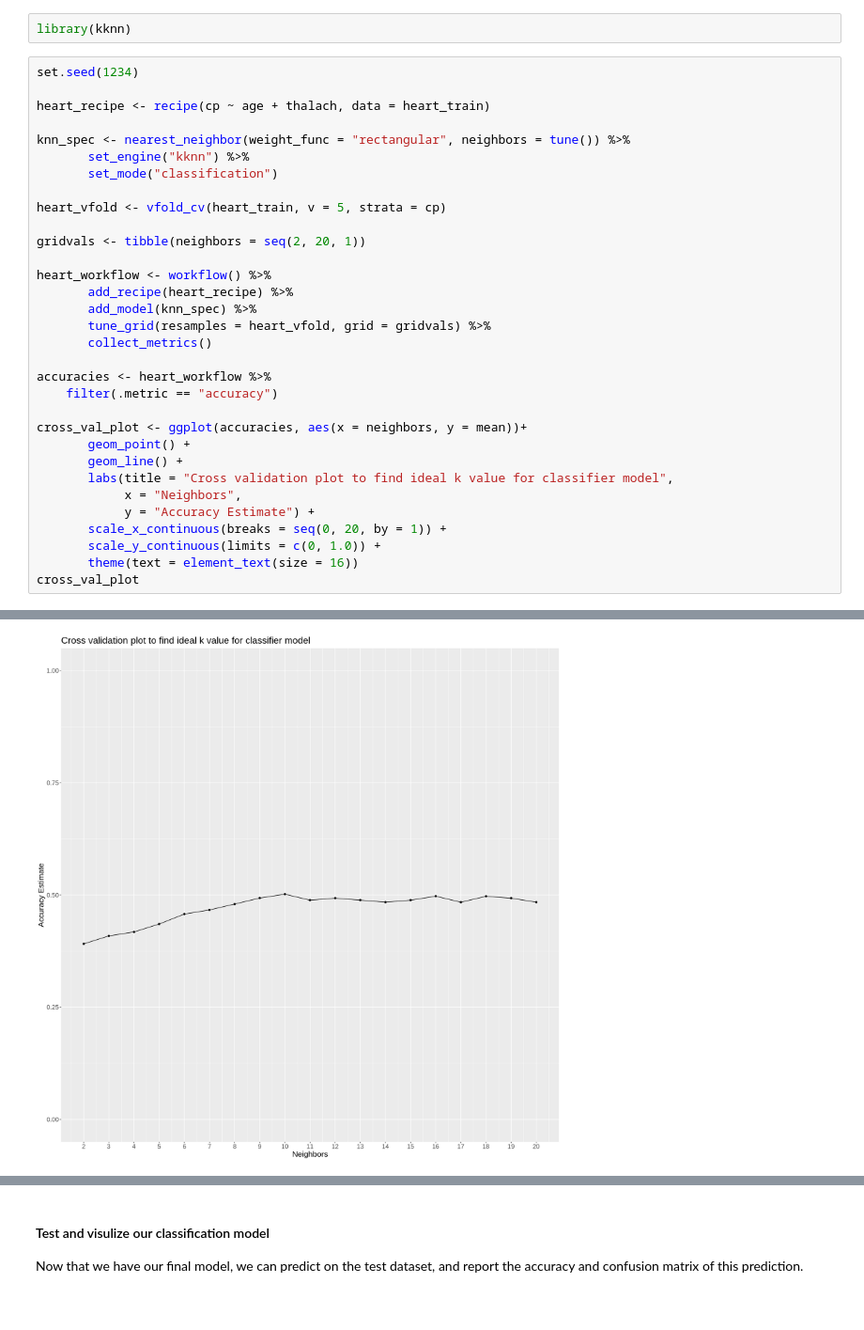
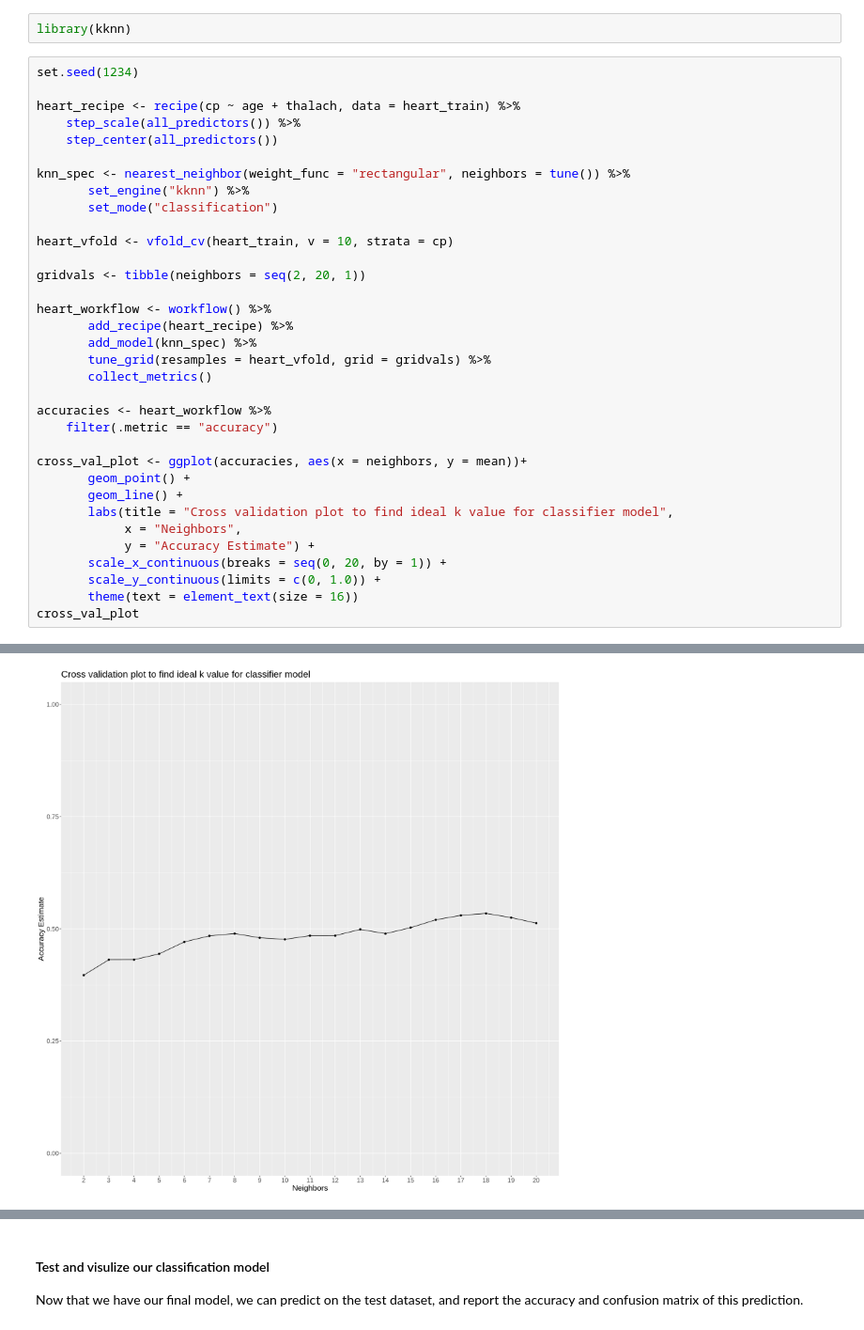
Before and after one commit to hebabm/group-31, a Jupyter notebook: finalreport.ipynb, the cells around one changed output, grey strips where cells are left out. Shown at 94% size. Cells and saved outputs as stored; diff of their text form.

```diff
--- a/finalreport.ipynb
+++ b/finalreport.ipynb
@@ -321,13 +330,15 @@ library(kknn)
 # %%
 set.seed(1234)
 
-heart_recipe <- recipe(cp ~ age + thalach, data = heart_train)
+heart_recipe <- recipe(cp ~ age + thalach, data = heart_train) %>%
+    step_scale(all_predictors()) %>%
+    step_center(all_predictors())
 
 knn_spec <- nearest_neighbor(weight_func = "rectangular", neighbors = tune()) %>%
        set_engine("kknn") %>%
        set_mode("classification")
 
-heart_vfold <- vfold_cv(heart_train, v = 5, strata = cp)
+heart_vfold <- vfold_cv(heart_train, v = 10, strata = cp)
 
 gridvals <- tibble(neighbors = seq(2, 20, 1))
 
@@ -354,2 +377,2 @@ cross_val_plot
-[figure, old version]
+[figure, new version]
 # %% [markdown]
```
Also changed, not shown: parts of 11 cells of this notebook.
